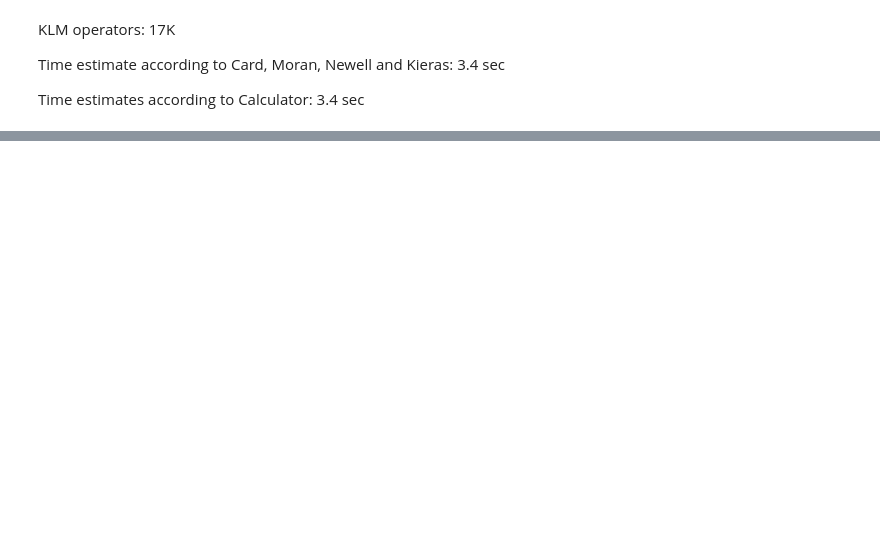
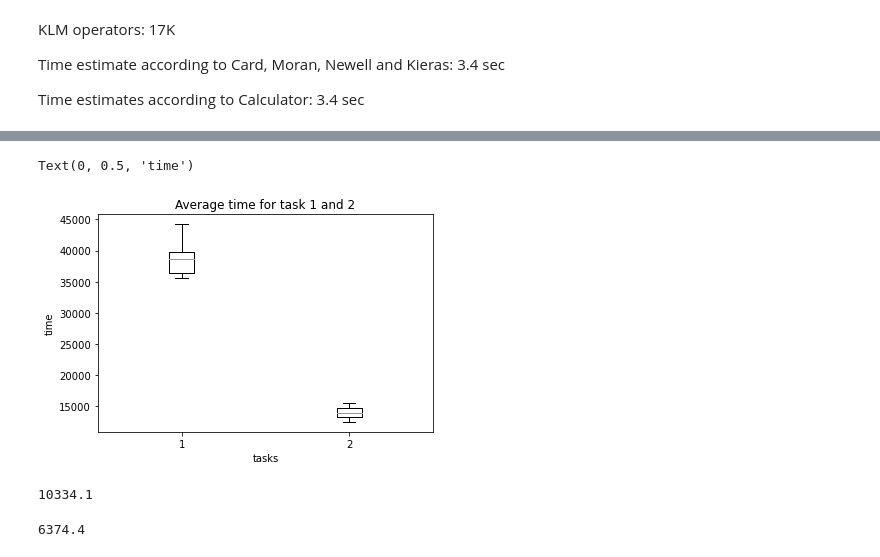
Before and after one commit to ITT-21SS-UR/assignment6-modellinginteraction-jt6, a Jupyter notebook: klm_report/klm_report.ipynb, the cells around one changed output, grey strips where cells are left out. Cells and saved outputs as stored; diff of their text form; code cells hidden in the pictures; blank space fills up the shorter version.

```diff
--- a/klm_report/klm_report.ipynb
+++ b/klm_report/klm_report.ipynb
@@ -298,0 +153,61 @@ mean_task4
+# %%
+# compare time for task 1 and 2 in a boxplot
+plt.boxplot([[task1_rep1, task1_rep2, task1_rep3, task1_rep4, task1_rep5, task1_rep6, task1_rep7, task1_rep8, task1_rep9, task1_rep10, task1_rep11, task1_rep12, task1_rep13, task1_rep14, task1_rep15, task1_rep16, task1_rep17, task1_rep18, task1_rep19, task1_rep20], [task2_rep1, task2_rep2, task2_rep3, task2_rep4, task2_rep5, task2_rep6, task2_rep7, task2_rep8, task2_rep9, task2_rep10, task2_rep11, task2_rep12, task2_rep13, task2_rep14, task2_rep15, task2_rep16, task2_rep17, task2_rep18, task2_rep19, task2_rep20]])
+plt.title('Average time for task 1 and 2')
+plt.xlabel('tasks')
+plt.ylabel('time in ms')
+# %% [output]
+Text(0, 0.5, 'time')
+[figure, added]
+# %%
+# calculate time for task 3
+task3_rep1 = df_task_3_1.iloc[13]['timestamp_msSinceEpoch'] - df_task_3_1.iloc[0]['timestamp_msSinceEpoch']
+task3_rep2 = df_task_3_1.iloc[40]['timestamp_msSinceEpoch'] - df_task_3_1.iloc[27]['timestamp_msSinceEpoch']
+task3_rep3 = df_task_3_1.iloc[55]['timestamp_msSinceEpoch'] - df_task_3_1.iloc[42]['timestamp_msSinceEpoch']
+task3_rep4 = df_task_3_1.iloc[80]['timestamp_msSinceEpoch'] - df_task_3_1.iloc[67]['timestamp_msSinceEpoch']
+task3_rep5 = df_task_3_1.iloc[95]['timestamp_msSinceEpoch'] - df_task_3_1.iloc[82]['timestamp_msSinceEpoch']
+task3_rep6 = df_task_3_1.iloc[110]['timestamp_msSinceEpoch'] - df_task_3_1.iloc[91]['timestamp_msSinceEpoch']
+task3_rep7 = df_task_3_1.iloc[125]['timestamp_msSinceEpoch'] - df_task_3_1.iloc[112]['timestamp_msSinceEpoch']
+task3_rep8 = df_task_3_1.iloc[144]['timestamp_msSinceEpoch'] - df_task_3_1.iloc[131]['timestamp_msSinceEpoch']
+task3_rep9 = df_task_3_1.iloc[159]['timestamp_msSinceEpoch'] - df_task_3_1.iloc[146]['timestamp_msSinceEpoch']
+task3_rep10 = df_task_3_1.iloc[174]['timestamp_msSinceEpoch'] - df_task_3_1.iloc[161]['timestamp_msSinceEpoch']
+task3_rep11 = df_task_3_2.iloc[13]['timestamp_msSinceEpoch'] - df_task_3_2.iloc[0]['timestamp_msSinceEpoch']
+task3_rep12 = df_task_3_2.iloc[28]['timestamp_msSinceEpoch'] - df_task_3_2.iloc[15]['timestamp_msSinceEpoch']
+task3_rep13 = df_task_3_2.iloc[43]['timestamp_msSinceEpoch'] - df_task_3_2.iloc[30]['timestamp_msSinceEpoch']
+task3_rep14 = df_task_3_2.iloc[58]['timestamp_msSinceEpoch'] - df_task_3_2.iloc[45]['timestamp_msSinceEpoch']
+task3_rep15 = df_task_3_2.iloc[73]['timestamp_msSinceEpoch'] - df_task_3_2.iloc[60]['timestamp_msSinceEpoch']
+task3_rep16 = df_task_3_2.iloc[88]['timestamp_msSinceEpoch'] - df_task_3_2.iloc[75]['timestamp_msSinceEpoch']
+task3_rep17 = df_task_3_2.iloc[103]['timestamp_msSinceEpoch'] - df_task_3_2.iloc[90]['timestamp_msSinceEpoch']
+task3_rep18 = df_task_3_2.iloc[118]['timestamp_msSinceEpoch'] - df_task_3_2.iloc[105]['timestamp_msSinceEpoch']
+task3_rep19 = df_task_3_2.iloc[133]['timestamp_msSinceEpoch'] - df_task_3_2.iloc[120]['timestamp_msSinceEpoch']
+task3_rep20 = df_task_3_2.iloc[159]['timestamp_msSinceEpoch'] - df_task_3_2.iloc[146]['timestamp_msSinceEpoch']
+mean_task3 = np.mean([task3_rep1, task3_rep2, task3_rep3, task3_rep4, task3_rep5, task3_rep6, task3_rep7, task3_rep8, task3_rep9, task3_rep10, task3_rep11, task3_rep12, task3_rep13, task3_rep14, task3_rep15, task3_rep16, task3_rep17, task3_rep18, task3_rep19, task3_rep20])
+mean_task3
+# %% [output]
+10334.1
+# %%
+# calculate the time for task 4
+task4_rep1 = df_task_4_1.iloc[16]['timestamp_msSinceEpoch'] - df_task_4_1.iloc[0]['timestamp_msSinceEpoch']
+task4_rep2 = df_task_4_1.iloc[34]['timestamp_msSinceEpoch'] - df_task_4_1.iloc[18]['timestamp_msSinceEpoch']
+task4_rep3 = df_task_4_1.iloc[67]['timestamp_msSinceEpoch'] - df_task_4_1.iloc[51]['timestamp_msSinceEpoch']
+task4_rep4 = df_task_4_1.iloc[85]['timestamp_msSinceEpoch'] - df_task_4_1.iloc[69]['timestamp_msSinceEpoch']
+task4_rep5 = df_task_4_1.iloc[103]['timestamp_msSinceEpoch'] - df_task_4_1.iloc[87]['timestamp_msSinceEpoch']
+task4_rep6 = df_task_4_1.iloc[121]['timestamp_msSinceEpoch'] - df_task_4_1.iloc[105]['timestamp_msSinceEpoch']
+task4_rep7 = df_task_4_1.iloc[139]['timestamp_msSinceEpoch'] - df_task_4_1.iloc[123]['timestamp_msSinceEpoch']
+task4_rep8 = df_task_4_1.iloc[157]['timestamp_msSinceEpoch'] - df_task_4_1.iloc[141]['timestamp_msSinceEpoch']
+task4_rep9 = df_task_4_1.iloc[175]['timestamp_msSinceEpoch'] - df_task_4_1.iloc[159]['timestamp_msSinceEpoch']
+task4_rep10 = df_task_4_1.iloc[193]['timestamp_msSinceEpoch'] - df_task_4_1.iloc[177]['timestamp_msSinceEpoch']
+task4_rep11 = df_task_4_2.iloc[16]['timestamp_msSinceEpoch'] - df_task_4_2.iloc[0]['timestamp_msSinceEpoch']
+task4_rep12 = df_task_4_2.iloc[34]['timestamp_msSinceEpoch'] - df_task_4_2.iloc[18]['timestamp_msSinceEpoch']
+task4_rep13 = df_task_4_2.iloc[52]['timestamp_msSinceEpoch'] - df_task_4_2.iloc[36]['timestamp_msSinceEpoch']
+task4_rep14 = df_task_4_2.iloc[70]['timestamp_msSinceEpoch'] - df_task_4_2.iloc[54]['timestamp_msSinceEpoch']
+task4_rep15 = df_task_4_2.iloc[88]['timestamp_msSinceEpoch'] - df_task_4_2.iloc[72]['timestamp_msSinceEpoch']
+task4_rep16 = df_task_4_2.iloc[106]['timestamp_msSinceEpoch'] - df_task_4_2.iloc[90]['timestamp_msSinceEpoch']
+task4_rep17 = df_task_4_2.iloc[124]['timestamp_msSinceEpoch'] - df_task_4_2.iloc[108]['timestamp_msSinceEpoch']
+task4_rep18 = df_task_4_2.iloc[142]['timestamp_msSinceEpoch'] - df_task_4_2.iloc[126]['timestamp_msSinceEpoch']
+task4_rep19 = df_task_4_2.iloc[160]['timestamp_msSinceEpoch'] - df_task_4_2.iloc[144]['timestamp_msSinceEpoch']
+task4_rep20 = df_task_4_2.iloc[178]['timestamp_msSinceEpoch'] - df_task_4_2.iloc[162]['timestamp_msSinceEpoch']
+mean_task4 = np.mean([task4_rep1, task4_rep2, task4_rep3, task4_rep4, task4_rep5, task4_rep6, task4_rep7, task4_rep8, task4_rep9, task4_rep10, task4_rep11, task4_rep12, task4_rep13, task4_rep14, task4_rep15, task4_rep16, task4_rep17, task4_rep18, task4_rep19, task4_rep20])
+mean_task4
+# %% [output]
+6374.4
```
Also changed, not shown: parts of 27 cells of this notebook, 4 other files.
